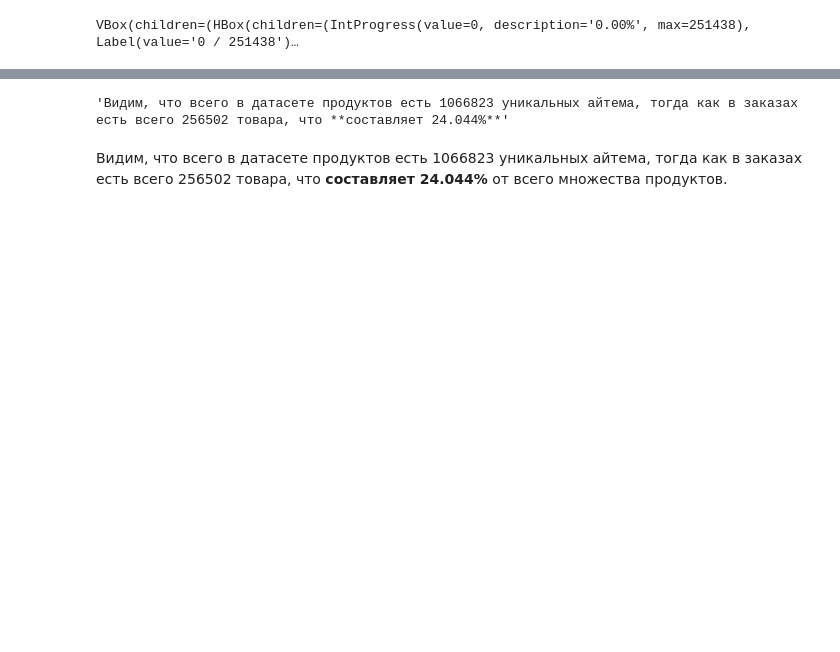
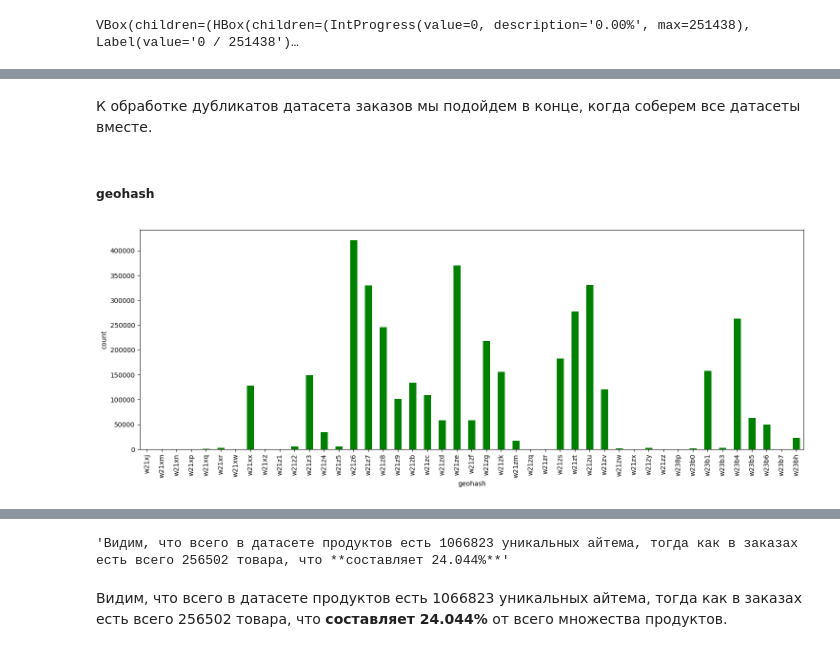
Before and after one commit to natalia-sd/RecSys_ShopCartPred, a Jupyter notebook: EDA.ipynb, the cells around one changed output, grey strips where cells are left out. Saved outputs shown, nothing was run; the diff lists cells and outputs as text; code cells hidden in the pictures; blank space fills up the shorter version.

```diff
--- a/EDA.ipynb
+++ b/EDA.ipynb
@@ -33,3 +37,6 @@ INFO: Pandarallel will use standard multiprocessing data transfer (pipe) to tran
 
 WARNING: You are on Windows. If you detect any issue with pandarallel, be sure you checked out the Troubleshooting page:
 https://nalepae.github.io/pandarallel/troubleshooting/
+# %%
+print(plt.style.available)
+plt.style.use('seaborn-v0_8')
@@ -358,0 +469,10 @@ VBox(children=(HBox(children=(IntProgress(value=0, description='0.00%', max=2514
+# %% [markdown]
+К обработке дубликатов датасета заказов мы подойдем в конце, когда соберем все датасеты вместе.
+# %% [markdown]
+##### geohash
+# %%
+plt.figure(figsize=(18, 6))
+orders_sg['geohash'].value_counts().sort_index().plot(kind='bar', color='green', rot=90, xlabel='geohash', ylabel='count')
+plt.show()
+# %% [output]
+[figure, added]
```
Also changed, not shown: parts of 158 cells of this notebook.
